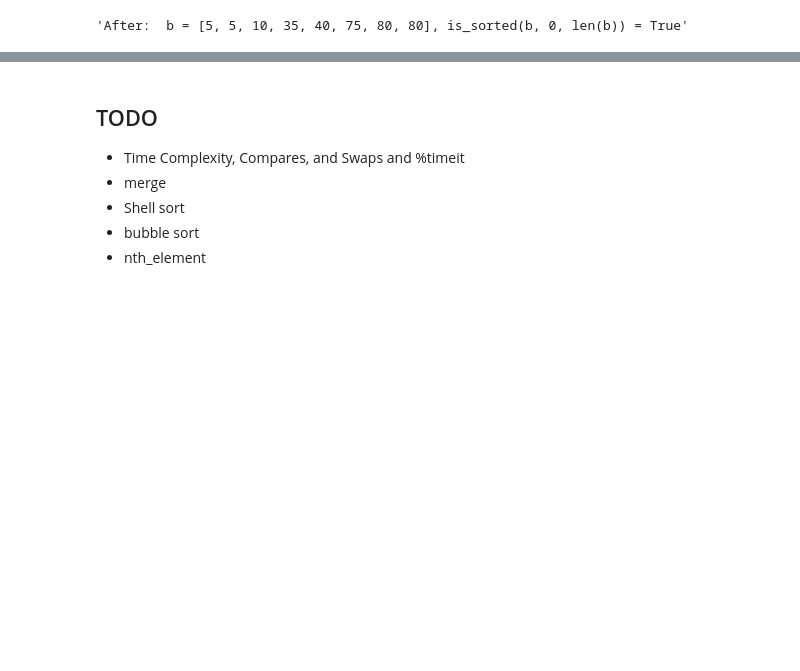
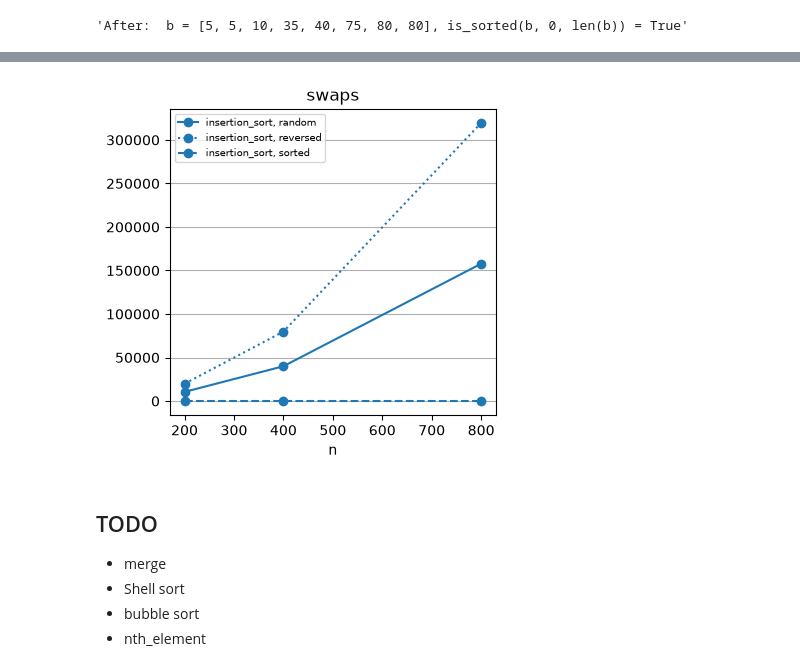
Before and after one commit to gophry/programming-first-principles, a Jupyter notebook: nbs/02_sequences/04_sorting/03_sort-101.ipynb, the cells around one changed output, grey strips where cells are left out. Saved outputs shown, nothing was run; the diff lists cells and outputs as text; code cells hidden in the pictures; blank space fills up the shorter version.

```diff
--- a/nbs/02_sequences/04_sorting/03_sort-101.ipynb
+++ b/nbs/02_sequences/04_sorting/03_sort-101.ipynb
@@ -58,0 +100,4 @@ f'After:  {b = }, {is_sorted(b, 0, len(b)) = }'
+# %%
+ins_scale = Cost(repeats=1, sizes=(200, 400, 800))
+_ = ins_scale.scale(insertion_sort, operations=('comparisons', 'swaps', 'ms'))
+ins_scale.frame
@@ -59,6 +115,9 @@ f'After:  {b = }, {is_sorted(b, 0, len(b)) = }'
+# %%
+ins_scale.plot('swaps')
+# %% [output]
+[figure, added]
 # %% [markdown]
 ## TODO
-* Time Complexity, Compares, and Swaps and %timeit
 * merge
 * Shell sort
 * bubble sort
```
Also changed, not shown: parts of 7 cells of this notebook, 2 other files.
